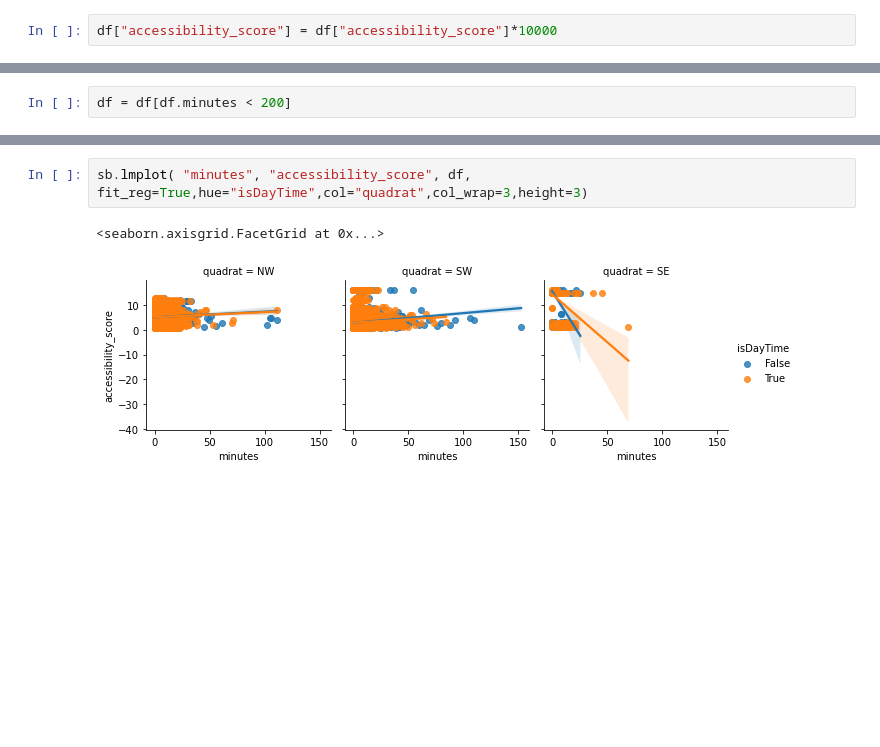
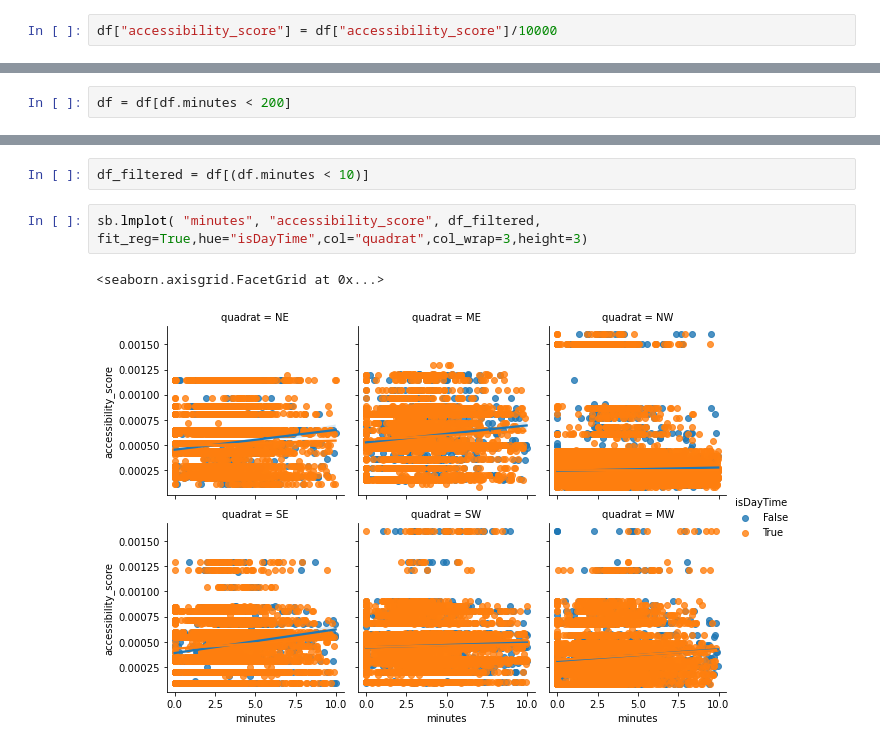
Before and after one commit to mjgood4/firstrespondersites, a Jupyter notebook: jyEDA/Spacial_Accessibility_Correlations.ipynb, the cells around one changed output, grey strips where cells are left out. Cells and saved outputs as stored; diff of their text form; blank space fills up the shorter version.

```diff
--- a/jyEDA/Spacial_Accessibility_Correlations.ipynb
+++ b/jyEDA/Spacial_Accessibility_Correlations.ipynb
@@ -67,7 +67,7 @@ df = df[df['isDayTime'].notna()]
 df = df[df['day_of_week'].notna()]
 df = df[df['facility_id'].notna()]
 # %%
-df["accessibility_score"] = df["accessibility_score"]*10000
+df["accessibility_score"] = df["accessibility_score"]/10000
 # %%
 df_filtered = df[(df.minutes > 10) & (df.minutes < 40)]
 # %%
@@ -109,5 +107,7 @@ SyntaxError: unexpected EOF while parsing (Temp/ipykernel_17552/1298853575.py, l
+# %%
+df_filtered = df[(df.minutes < 10)]
 # %%
-sb.lmplot( "minutes", "accessibility_score", df, fit_reg=True,hue="isDayTime",col="quadrat",col_wrap=3,height=3)
+sb.lmplot( "minutes", "accessibility_score", df_filtered, fit_reg=True,hue="isDayTime",col="quadrat",col_wrap=3,height=3)
 # %% [output]
 <seaborn.axisgrid.FacetGrid at 0x...>
-[figure, old version]
+[figure, new version]
```
Also changed, not shown: parts of 4 cells of this notebook, 1 other file.
